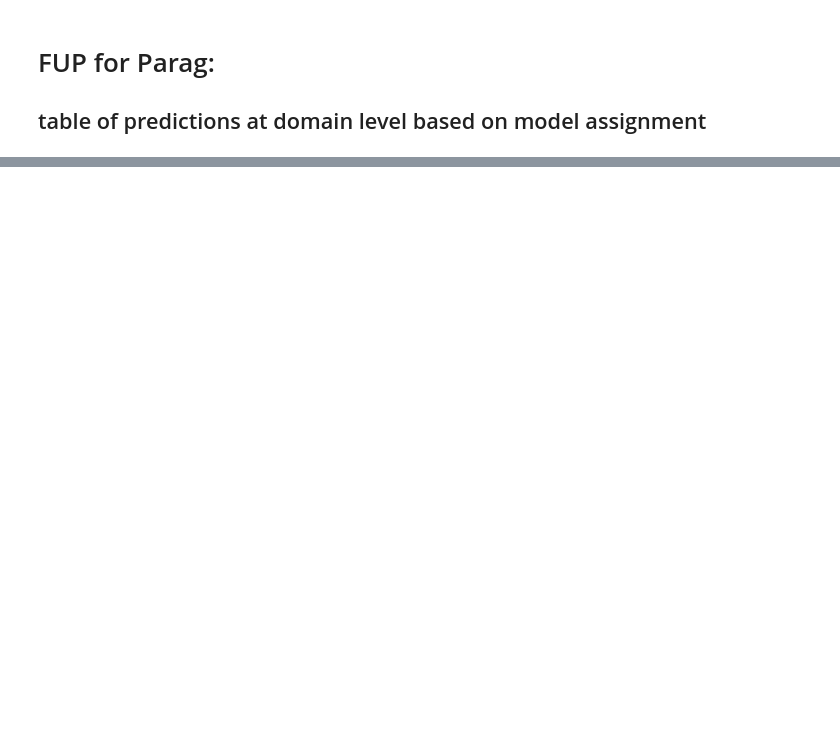
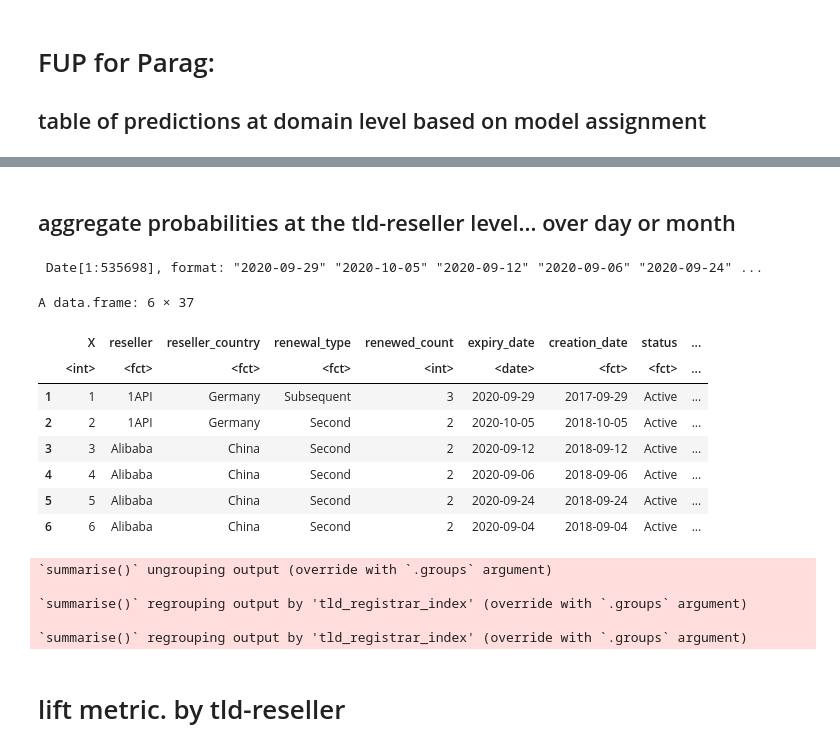
Before and after one commit to liouviaglou/Domains, a Jupyter notebook: scripts/phaseII_06_fallbacksupp/15_fallbackmeta_analysis.ipynb, the cells around one changed output, grey strips where cells are left out. Drawn from its saved outputs; the diff is of its cells as text; code cells hidden in the pictures; blank space fills up the shorter version.

```diff
--- a/scripts/phaseII_06_fallbacksupp/15_fallbackmeta_analysis.ipynb
+++ b/scripts/phaseII_06_fallbacksupp/15_fallbackmeta_analysis.ipynb
@@ -651,0 +504,36 @@ A data.frame: 475 × 63
+# %% [markdown]
+## aggregate probabilities at the tld-reseller level... over day or month
+# %%
+meta_preds$expiry_date <- as.Date(meta_preds$expiry_date)
+str(meta_preds$expiry_date)
+head(meta_preds)
+# %% [output]
+ Date[1:535698], format: "2020-09-29" "2020-10-05" "2020-09-12" "2020-09-06" "2020-09-24" ...
+A data.frame: 6 × 37
+|  | X | reseller | reseller_country | renewal_type | renewed_count | expiry_date | creation_date | status | ... |
+|  | <int> | <fct> | <fct> | <fct> | <int> | <date> | <fct> | <fct> | ... |
+| 1 | 1 | 1API | Germany | Subsequent | 3 | 2020-09-29 | 2017-09-29 | Active | ... |
+| 2 | 2 | 1API | Germany | Second | 2 | 2020-10-05 | 2018-10-05 | Active | ... |
+| 3 | 3 | Alibaba | China | Second | 2 | 2020-09-12 | 2018-09-12 | Active | ... |
+| 4 | 4 | Alibaba | China | Second | 2 | 2020-09-06 | 2018-09-06 | Active | ... |
+| 5 | 5 | Alibaba | China | Second | 2 | 2020-09-24 | 2018-09-24 | Active | ... |
+| 6 | 6 | Alibaba | China | Second | 2 | 2020-09-04 | 2018-09-04 | Active | ... |
+# %%
+options(scipen=999)
+library(lubridate)
+
+agg_prob <- meta_preds %>% group_by(tld_registrar_index) %>% summarize(sum_pred = round(sum(predicted,4)),
+                                                                        sum_actl = sum(actual=='Renewed'),
+                                                                        count = length(actual))  %>% arrange(desc(count))
+agg_prob_day <- meta_preds %>% group_by(tld_registrar_index, expiry_date) %>% summarize(sum_pred = round(sum(predicted,2)),
+                                                                        sum_actl = sum(actual=='Renewed'),
+                                                                        count = length(actual))  %>% arrange(desc(count))
+agg_prob_month <- meta_preds %>% group_by(tld_registrar_index, month=floor_date(expiry_date, "month") ) %>% summarize(sum_pred = round(sum(predicted,2)),
+                                                                        sum_actl = sum(actual=='Renewed'),
+                                                                        count = length(actual))  %>% arrange(desc(count))
+# %% [output]
+`summarise()` ungrouping output (override with `.groups` argument)
+
+`summarise()` regrouping output by 'tld_registrar_index' (override with `.groups` argument)
+
+`summarise()` regrouping output by 'tld_registrar_index' (override with `.groups` argument)
@@ -651,0 +546,2 @@ A data.frame: 475 × 63
+# %% [markdown]
+# lift metric. by tld-reseller
```
Also changed, not shown: parts of 61 cells of this notebook, 4 other files.
